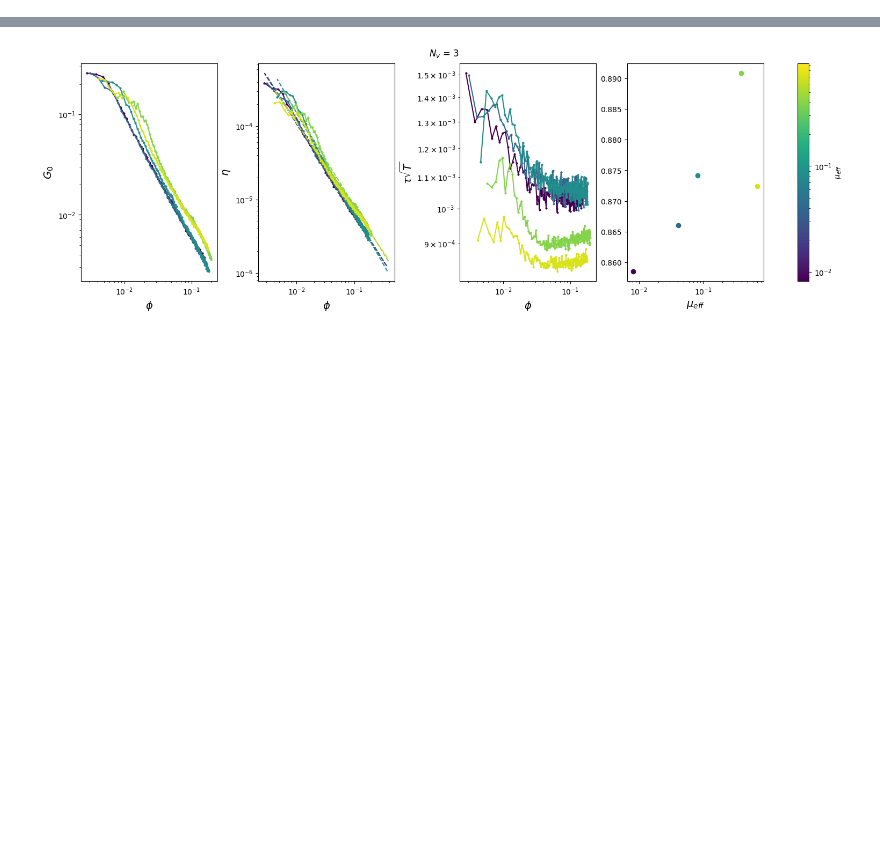
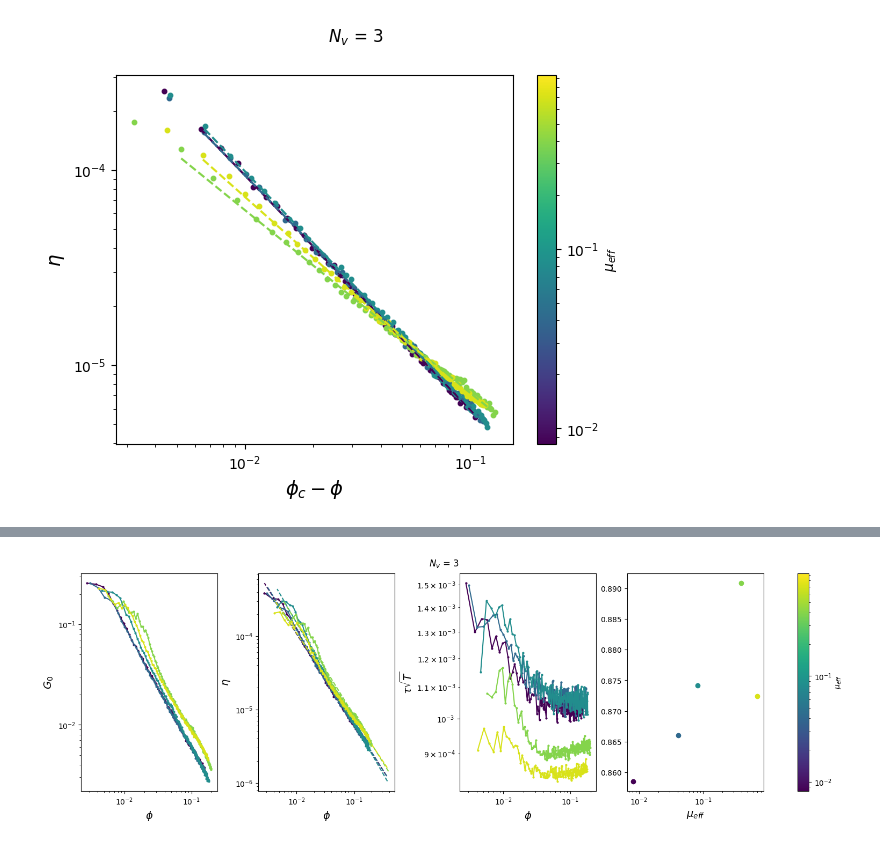
Before and after one commit to mmccraw98/notebooks-fall-25, a Jupyter notebook: 10/new-shear-modulus-calculation/analyze.ipynb, the cells around one changed output, grey strips where cells are left out. Saved outputs shown, nothing was run; the diff lists cells and outputs as text; code cells hidden in the pictures; blank space fills up the shorter version.

```diff
--- a/10/new-shear-modulus-calculation/analyze.ipynb
+++ b/10/new-shear-modulus-calculation/analyze.ipynb
@@ -123,0 +353,91 @@ while True:
+# %%
+mu_norm = LogNorm(vmin=dataset.mu.min(), vmax=dataset.mu.max())
+cmap = plt.cm.viridis
+
+eta_fit_dataset = {
+    'nv': [],
+    'mu': [],
+    'phi_c': [],
+    'eta_0': [],
+    'n': []
+}
+
+plot_reverse = True
+
+line_alpha = 0.8
+line_ls = '--'
+phi_min = 0.75
+
+for _nv in dataset.nv.unique():
+    for _mu in dataset.mu.unique():
+        mask = (dataset.nv == _nv) & (dataset.mu == _mu)
+        if not np.any(mask):
+            continue
+        for phi, G_0, tau, eta in zip(
+            dataset[mask].phi,
+            dataset[mask].G_0,
+            dataset[mask].tau,
+            dataset[mask].eta
+        ):
+            if np.max(phi) < phi_min:
+                continue
+
+            eta = eta[phi > phi_min]
+            phi = phi[phi > phi_min]
+
+            x = phi.copy()
+            y = eta.copy()
+            fit = my_fit_left(x, y, 1000, xc_min=0.98 * x.max(), xc_max=1.1 * x.max(), tail_length=10, min_points=10)
+            eta_pred = fit['A'] * np.abs(fit['xc'] - phi) ** fit['n']
+
+            if plot_reverse:
+                x = fit['xc'] - phi
+            else:
+                x = phi
+            plt.scatter(x, eta, c=cmap(mu_norm(_mu)), s=10)
+            plt.plot(x[1:-1], eta_pred[1:-1], c=cmap(mu_norm(_mu)), linestyle='--')
+
+            eta_fit_dataset['mu'].append(_mu)
+            eta_fit_dataset['nv'].append(_nv)
+            eta_fit_dataset['phi_c'].append(fit['xc'])
+            eta_fit_dataset['eta_0'].append(fit['A'])
+            eta_fit_dataset['n'].append(fit['n'])
+
+            # plt.axvline(trans_phi_c_data[(np.isclose(trans_phi_c_data.mu, _mu) & np.isclose(trans_phi_c_data.nv, _nv))].phi_c_tau_T.values[0], c=cmap(mu_norm(_mu)), alpha=line_alpha, zorder=0, linestyle=line_ls)
+            # plt.axvline(trans_phi_c_data[(np.isclose(trans_phi_c_data.mu, _mu) & np.isclose(trans_phi_c_data.nv, _nv))].phi_c_D_T.values[0], c=cmap(mu_norm(_mu)), alpha=line_alpha, zorder=0, linestyle=line_ls)
+            # plt.axvline(rot_phi_c_data[(np.isclose(rot_phi_c_data.mu, _mu) & np.isclose(rot_phi_c_data.nv, _nv))].phi_c_tau_R.values[0], c=cmap(mu_norm(_mu)), alpha=line_alpha, zorder=0, linestyle=line_ls)
+            # plt.axvline(rot_phi_c_data[(np.isclose(rot_phi_c_data.mu, _mu) & np.isclose(rot_phi_c_data.nv, _nv))].phi_c_D_R.values[0], c=cmap(mu_norm(_mu)), alpha=line_alpha, zorder=0, linestyle=line_ls)
+            # plt.axvline(phi_b_data[(np.isclose(phi_b_data.mu, _mu) & np.isclose(phi_b_data.nv, _nv))].phi_b_small.values[0], c=cmap(mu_norm(_mu)), alpha=line_alpha, zorder=0, linestyle=line_ls)
+            # plt.axvline(phi_b_data[(np.isclose(phi_b_data.mu, _mu) & np.isclose(phi_b_data.nv, _nv))].phi_b_large.values[0], c=cmap(mu_norm(_mu)), alpha=line_alpha, zorder=0, linestyle=line_ls)
+            # plt.axvline(phi_b_data[(np.isclose(phi_b_data.mu, _mu) & np.isclose(phi_b_data.nv, _nv))].phi_j_eff.values[0], c=cmap(mu_norm(_mu)), alpha=line_alpha, zorder=0, linestyle=line_ls)
+            # plt.axvline(phi_b_data[(np.isclose(phi_b_data.mu, _mu) & np.isclose(phi_b_data.nv, _nv))].outer_phi_j_eff.values[0], c=cmap(mu_norm(_mu)), alpha=line_alpha, zorder=0, linestyle=line_ls)
+            # plt.axvline(phi_j_data[(np.isclose(phi_j_data.mu, _mu) & np.isclose(phi_j_data.nv, _nv - 1))].phi_j.values[0], c=cmap(mu_norm(_mu)), alpha=line_alpha, zorder=0, linestyle=line_ls)
+            # plt.axvline(phi_j_range_data[(np.isclose(phi_j_range_data.mu, _mu) & np.isclose(phi_j_range_data.nv, _nv))].phi_j_min.values[0], c=cmap(mu_norm(_mu)), alpha=line_alpha, zorder=0, linestyle=line_ls)
+            # plt.axvline(phi_j_range_data[(np.isclose(phi_j_range_data.mu, _mu) & np.isclose(phi_j_range_data.nv, _nv))].phi_j_max.values[0], c=cmap(mu_norm(_mu)), alpha=line_alpha, zorder=0, linestyle=line_ls)
+    plt.yscale('log')
+
+    if plot_reverse:
+        plt.xscale('log')
+
+    plt.ylabel(r'$\eta$', fontsize=14)
+    if plot_reverse:
+        plt.xlabel(r'$\phi_c-\phi$', fontsize=14)
+    else:
+        plt.xlabel(r'$\phi$', fontsize=14)
+
+    plt.suptitle(fr'$N_v$ = {int(_nv) - 1}')
+    sm = plt.cm.ScalarMappable(norm=mu_norm, cmap=cmap)
+    sm.set_array(dataset.mu.values.tolist())
+    cbar = plt.colorbar(sm, ax=plt.gca(), label=r'$\mu_{eff}$')
+
+    if plot_reverse:
+        plt.savefig(f'figures/viscosity-fit-reverse/NV-{_nv}.png', dpi=600)
+    else:
+        plt.savefig(f'figures/viscosity-fit/NV-{_nv}.png', dpi=600)
+
+    plt.show()
+
+eta_fit_dataset = pd.DataFrame(eta_fit_dataset)
+eta_fit_dataset.to_csv('eta_fit_dataset.csv', index=False)
+# %% [output]
+[figure, added]
```
Also changed, not shown: parts of 11 cells of this notebook, 24 other files.
